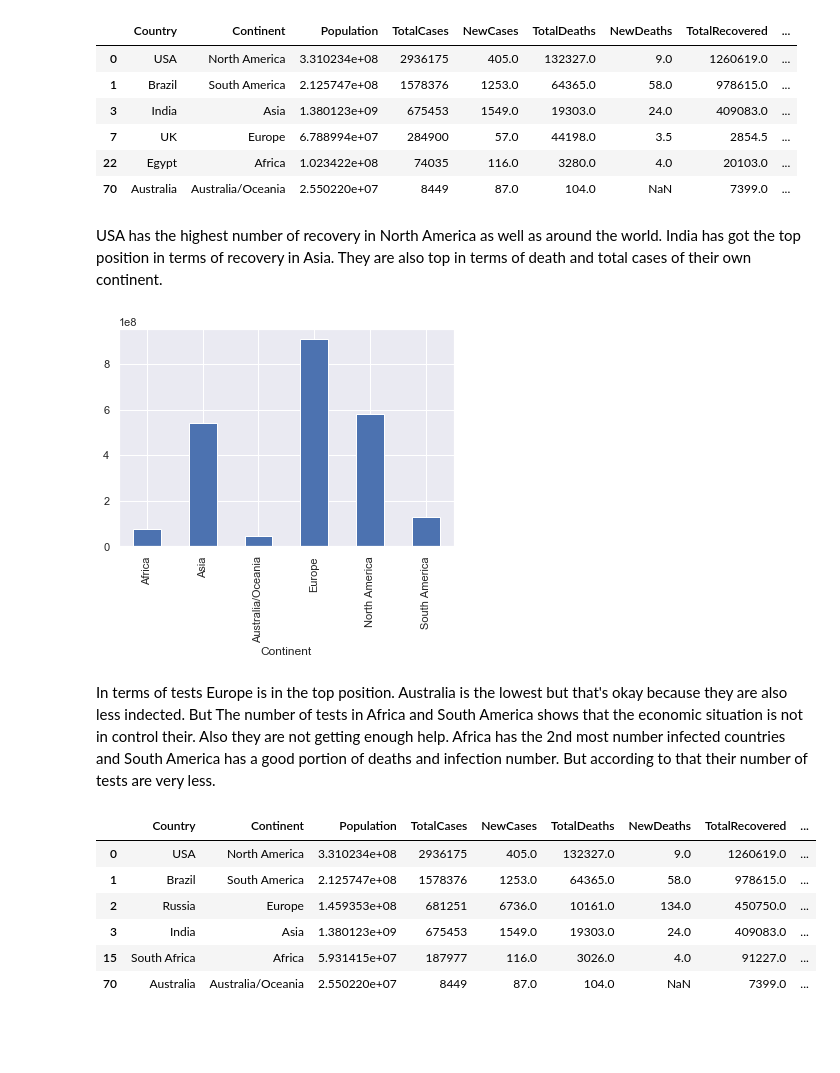
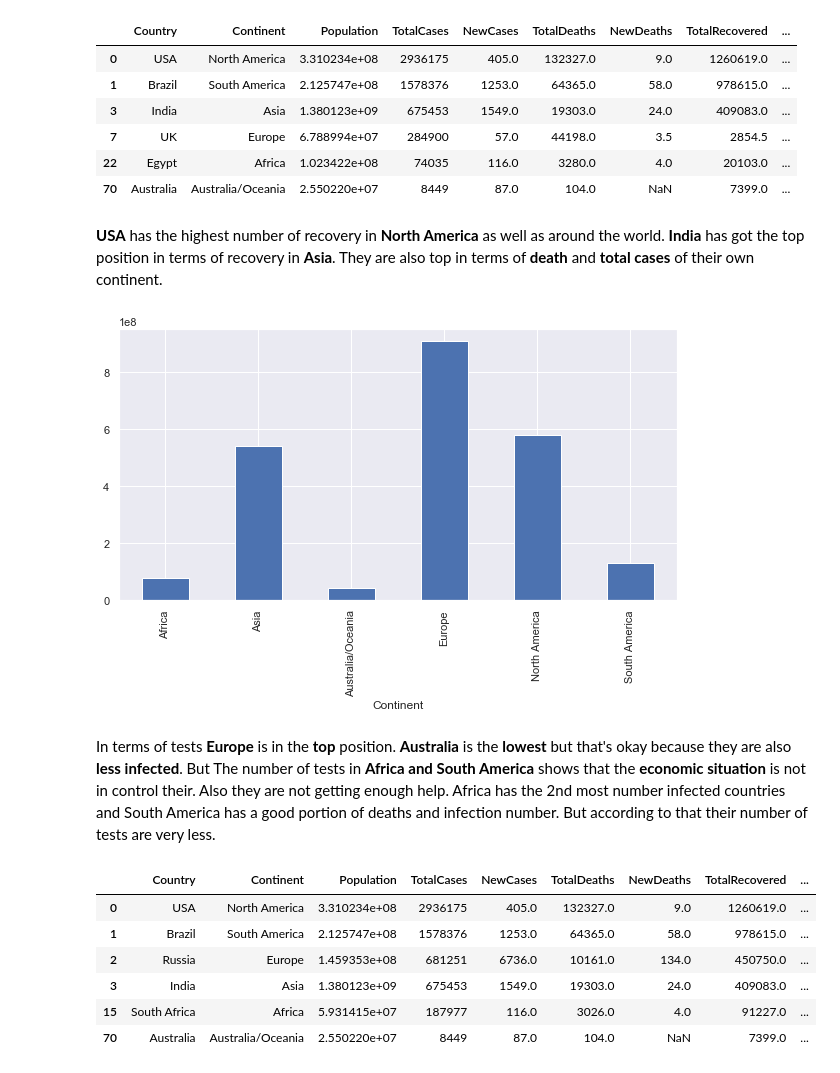
Before and after one commit to Hasibul-Islam/Covid-19, a Jupyter notebook: Covid-19.ipynb, the cells around one changed output. Cells and saved outputs as stored; diff of their text form; code cells hidden in the pictures; blank space fills up the shorter version.

```diff
--- a/Covid-19.ipynb
+++ b/Covid-19.ipynb
@@ -336,13 +365,14 @@ df[idx]
 | 22 | Egypt | Africa | 1.023422e+08 | 74035 | 116.0 | 3280.0 | 4.0 | 20103.0 | ... |
 | 70 | Australia | Australia/Oceania | 2.550220e+07 | 8449 | 87.0 | 104.0 | NaN | 7399.0 | ... |
 # %% [markdown]
-USA has the highest number of recovery in North America as well as around the world. India has got the top position in terms of recovery in Asia. They are also top in terms of death and total cases of their own continent.
+**USA** has the highest number of recovery in **North America** as well as around the world. **India** has got the top position in terms of recovery in **Asia**. They are also top in terms of **death** and **total cases** of their own continent.
 # %%
+plt.figure(figsize=(10,5))
 TT = df.melt(['TotalTests','Continent']).groupby('Continent').TotalTests.sum().dropna().plot(kind='bar')
 # %% [output]
-[figure, old version]
+[figure, new version]
 # %% [markdown]
-In terms of tests Europe is in the top position. Australia is the lowest but that's okay because they are also less indected. But The number of tests in Africa and South America shows that the economic situation is not in control their. Also they are not getting enough help. Africa has the 2nd most number infected countries and South America has a good portion of deaths and infection number. But according to that their number of tests are very less.
+In terms of tests **Europe** is in the **top** position. **Australia** is the **lowest** but that's okay because they are also **less infected**. But The number of tests in **Africa and South America** shows that the **economic situation** is not in control their. Also they are not getting enough help. Africa has the 2nd most number infected countries and South America has a good portion of deaths and infection number. But according to that their number of tests are very less.
 # %%
 idx = df.groupby(['Continent'])['TotalTests'].transform(max) == df['TotalTests']
 df[idx]
```
Also changed, not shown: parts of 60 cells of this notebook.
